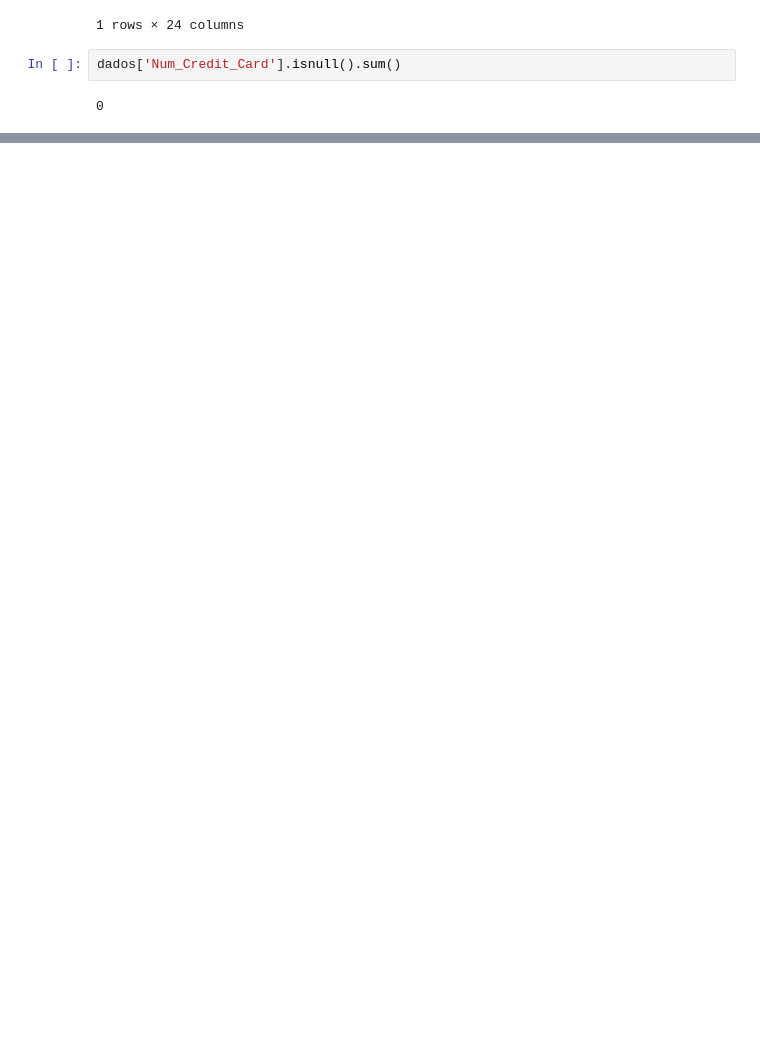
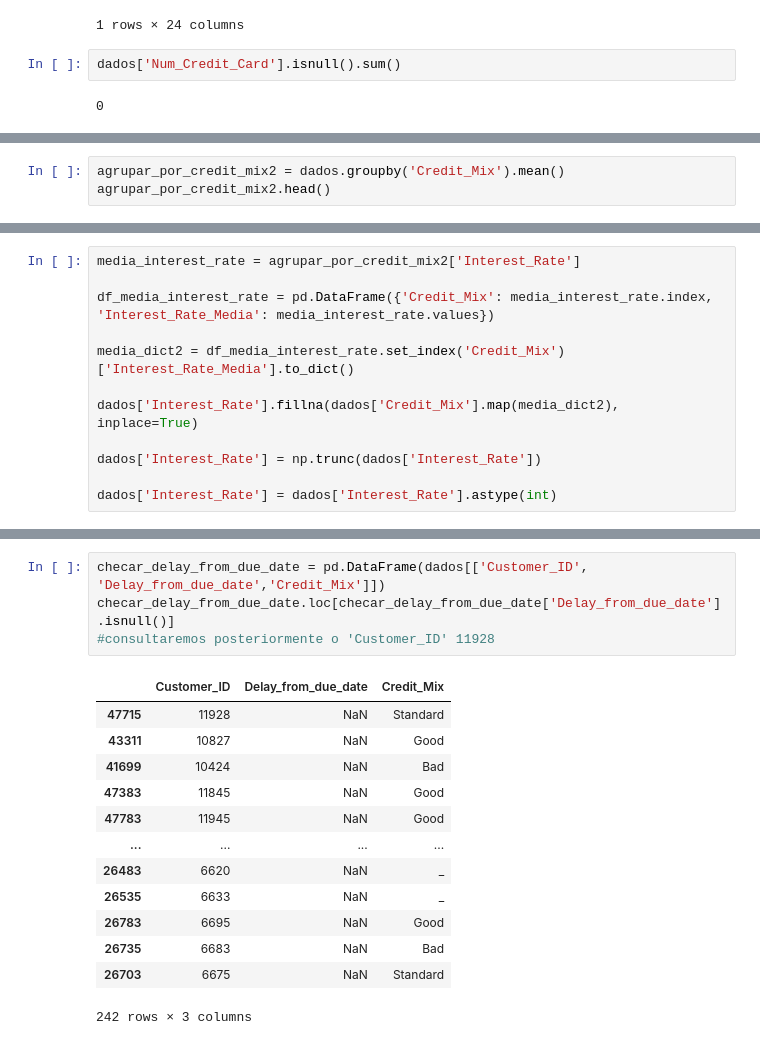
Before and after one commit to julianacamara98/intro_python_2023_ProjetoFinal, a Jupyter notebook: EDA.ipynb, the cells around one changed output, grey strips where cells are left out. Cells and saved outputs as stored; diff of their text form; blank space fills up the shorter version.

```diff
--- a/EDA.ipynb
+++ b/EDA.ipynb
@@ -585,0 +487,3 @@ existem valores com underscore, tirar
+# %%
+agrupar_por_credit_mix2 = dados.groupby('Credit_Mix').mean()
+agrupar_por_credit_mix2.head()
@@ -585,0 +497,12 @@ existem valores com underscore, tirar
+# %%
+media_interest_rate = agrupar_por_credit_mix2['Interest_Rate']
+
+df_media_interest_rate = pd.DataFrame({'Credit_Mix': media_interest_rate.index, 'Interest_Rate_Media': media_interest_rate.values})
+
+media_dict2 = df_media_interest_rate.set_index('Credit_Mix')['Interest_Rate_Media'].to_dict()
+
+dados['Interest_Rate'].fillna(dados['Credit_Mix'].map(media_dict2), inplace=True)
+
+dados['Interest_Rate'] = np.trunc(dados['Interest_Rate'])
+
+dados['Interest_Rate'] = dados['Interest_Rate'].astype(int)
@@ -585,0 +545,18 @@ existem valores com underscore, tirar
+# %%
+checar_delay_from_due_date = pd.DataFrame(dados[['Customer_ID', 'Delay_from_due_date','Credit_Mix']])
+checar_delay_from_due_date.loc[checar_delay_from_due_date['Delay_from_due_date'].isnull()]
+#consultaremos posteriormente o 'Customer_ID' 11928
+# %% [output]
+|  | Customer_ID | Delay_from_due_date | Credit_Mix |
+| 47715 | 11928 | NaN | Standard |
+| 43311 | 10827 | NaN | Good |
+| 41699 | 10424 | NaN | Bad |
+| 47383 | 11845 | NaN | Good |
+| 47783 | 11945 | NaN | Good |
+| ... | ... | ... | ... |
+| 26483 | 6620 | NaN | _ |
+| 26535 | 6633 | NaN | _ |
+| 26783 | 6695 | NaN | Good |
+| 26735 | 6683 | NaN | Bad |
+| 26703 | 6675 | NaN | Standard |
+242 rows × 3 columns
```
Also changed, not shown: parts of 55 cells of this notebook.
